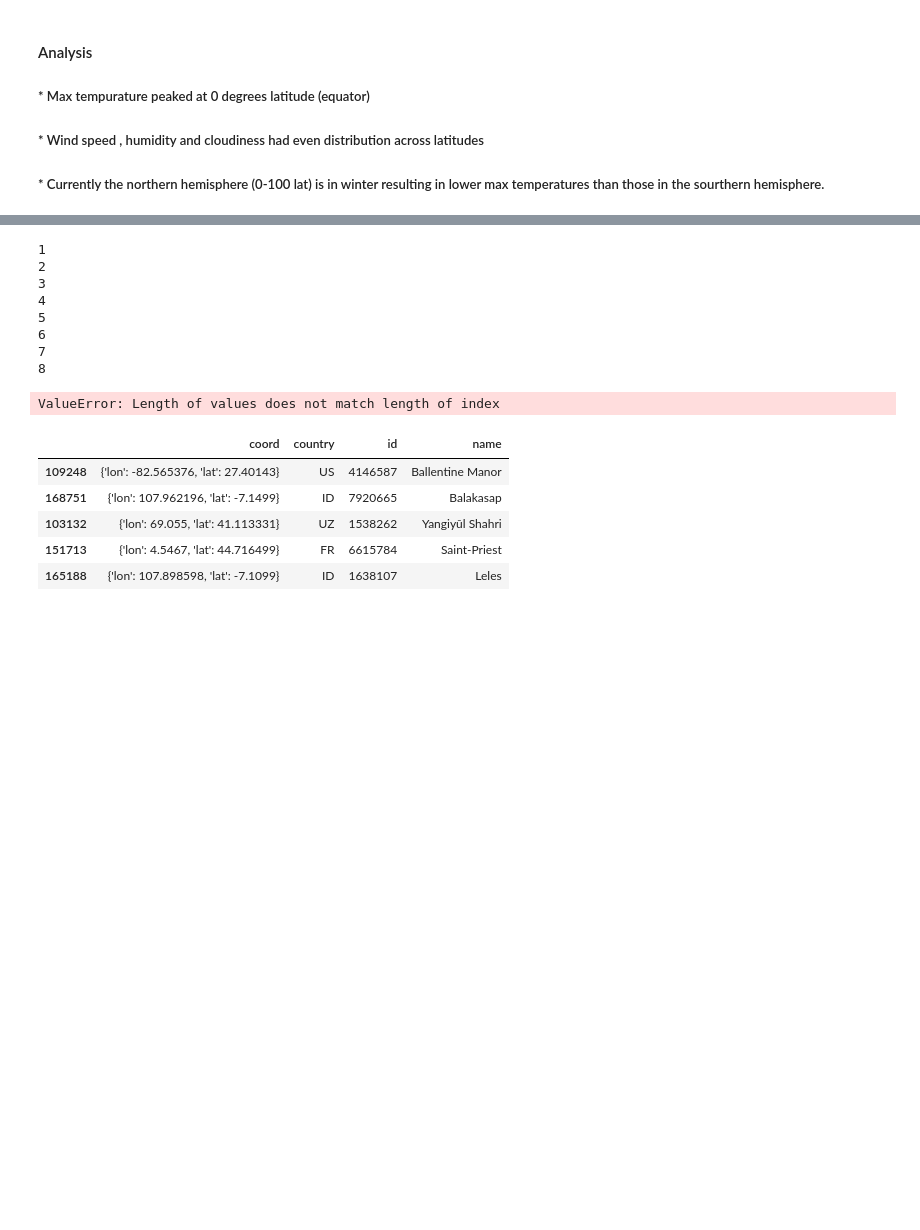
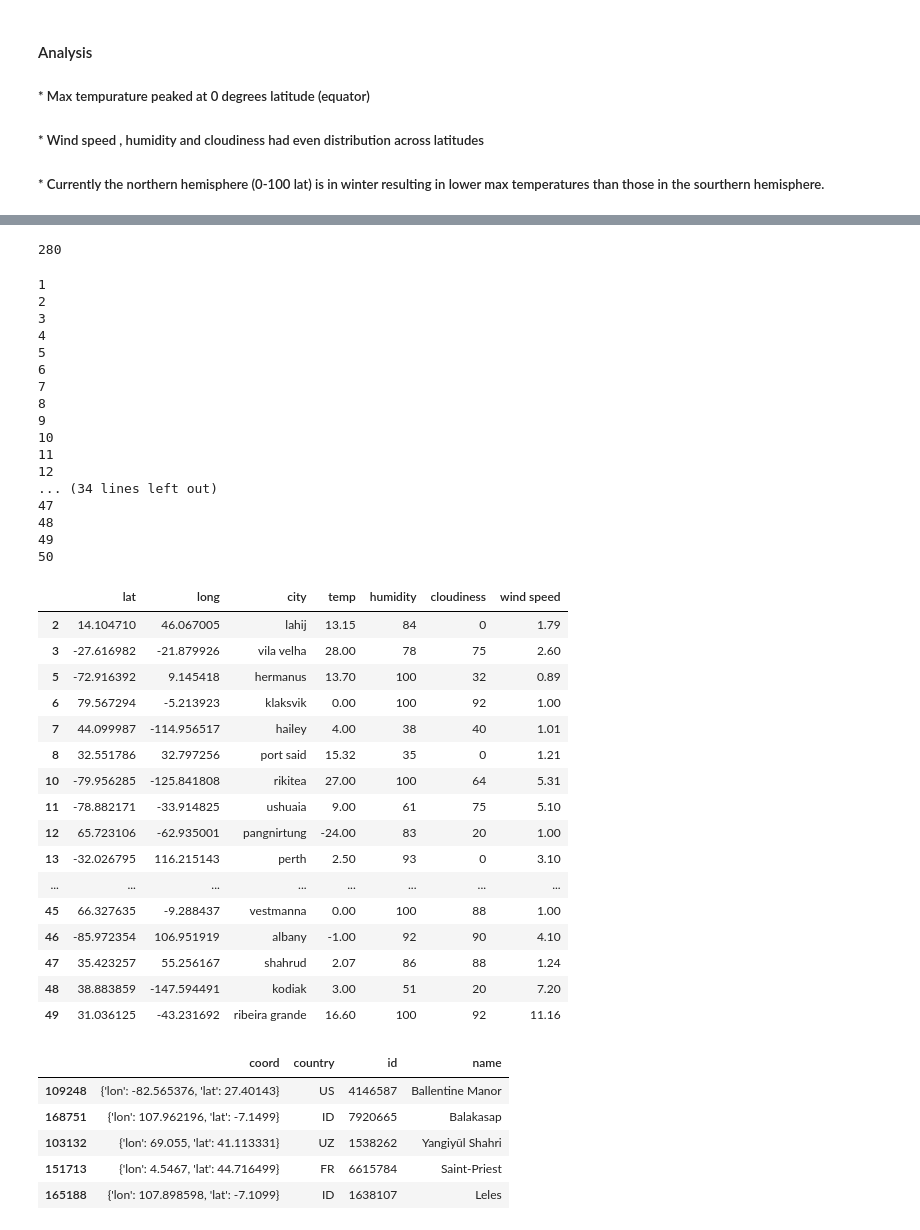
Before and after one commit to jvacanti/UT-Homework, a Jupyter notebook: Weather data/Weather_Final_wCitiPy.ipynb, the cells around one changed output, grey strips where cells are left out. Drawn from its saved outputs; the diff is of its cells as text; code cells hidden in the pictures; blank space fills up the shorter version.

```diff
--- a/Weather data/Weather_Final_wCitiPy.ipynb
+++ b/Weather data/Weather_Final_wCitiPy.ipynb
@@ -66,3 +66,9 @@ latlon_df
+# %%
+latlon_df = latlon_df.drop_duplicates("city",keep="first")
+# %%
+len(latlon_df)
+# %% [output]
+280
 # %%
 api_key = "09b5e513d610e151dcad61efd3016f9f"
 url = "http://api.openweathermap.org/data/2.5/weather?q="
@@ -74,8 +80,8 @@ clouds = []
 wind = []
 
 counter = 0
-try:
-    for index,row in latlon_df.iterrows():
+for index,row in latlon_df.iterrows():
+    try:
         counter += 1
         print(counter)
         query_url = url + row["city"] + "&appid=" + api_key + "&units=" + units
@@ -85,8 +91,9 @@ try:
         clouds.append(info["clouds"]["all"])
         wind.append(info["wind"]["speed"])
         time.sleep(1)
-except:
-    pass
+    except:
+        latlon_df.drop(index,inplace=True)
+        pass
 
 latlon_df["temp"] = temp
 latlon_df["humidity"] = humidity
@@ -101,4 +108,12 @@ latlon_df["wind speed"] = wind
 6
 7
 8
+9
+10
+11
+12
+... (34 lines left out)
+47
+48
+49
+50
-ValueError: Length of values does not match length of index
@@ -107,3 +120,23 @@ ValueError: Length of values does not match length of index
+# %%
+latlon_df
+# %% [output]
+|  | lat | long | city | temp | humidity | cloudiness | wind speed |
+| 2 | 14.104710 | 46.067005 | lahij | 13.15 | 84 | 0 | 1.79 |
+| 3 | -27.616982 | -21.879926 | vila velha | 28.00 | 78 | 75 | 2.60 |
+| 5 | -72.916392 | 9.145418 | hermanus | 13.70 | 100 | 32 | 0.89 |
+| 6 | 79.567294 | -5.213923 | klaksvik | 0.00 | 100 | 92 | 1.00 |
+| 7 | 44.099987 | -114.956517 | hailey | 4.00 | 38 | 40 | 1.01 |
+| 8 | 32.551786 | 32.797256 | port said | 15.32 | 35 | 0 | 1.21 |
+| 10 | -79.956285 | -125.841808 | rikitea | 27.00 | 100 | 64 | 5.31 |
+| 11 | -78.882171 | -33.914825 | ushuaia | 9.00 | 61 | 75 | 5.10 |
+| 12 | 65.723106 | -62.935001 | pangnirtung | -24.00 | 83 | 20 | 1.00 |
+| 13 | -32.026795 | 116.215143 | perth | 2.50 | 93 | 0 | 3.10 |
+| ... | ... | ... | ... | ... | ... | ... | ... |
+| 45 | 66.327635 | -9.288437 | vestmanna | 0.00 | 100 | 88 | 1.00 |
+| 46 | -85.972354 | 106.951919 | albany | -1.00 | 92 | 90 | 4.10 |
+| 47 | 35.423257 | 55.256167 | shahrud | 2.07 | 86 | 88 | 1.24 |
+| 48 | 38.883859 | -147.594491 | kodiak | 3.00 | 51 | 20 | 7.20 |
+| 49 | 31.036125 | -43.231692 | ribeira grande | 16.60 | 100 | 92 | 11.16 |
 # %%
 # get random sample from openweathermap city list
 sample_size = 500
```
Also changed, not shown: parts of 4 cells of this notebook, 7 other files.
